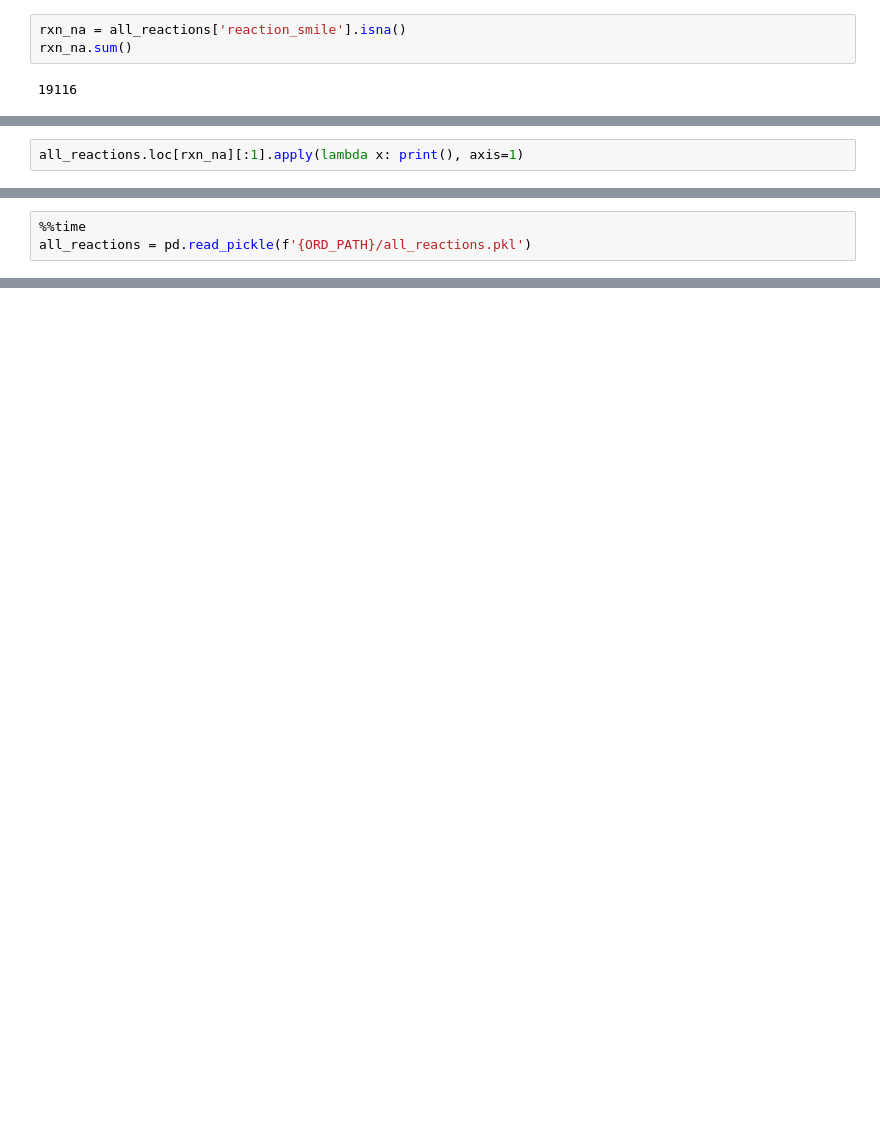
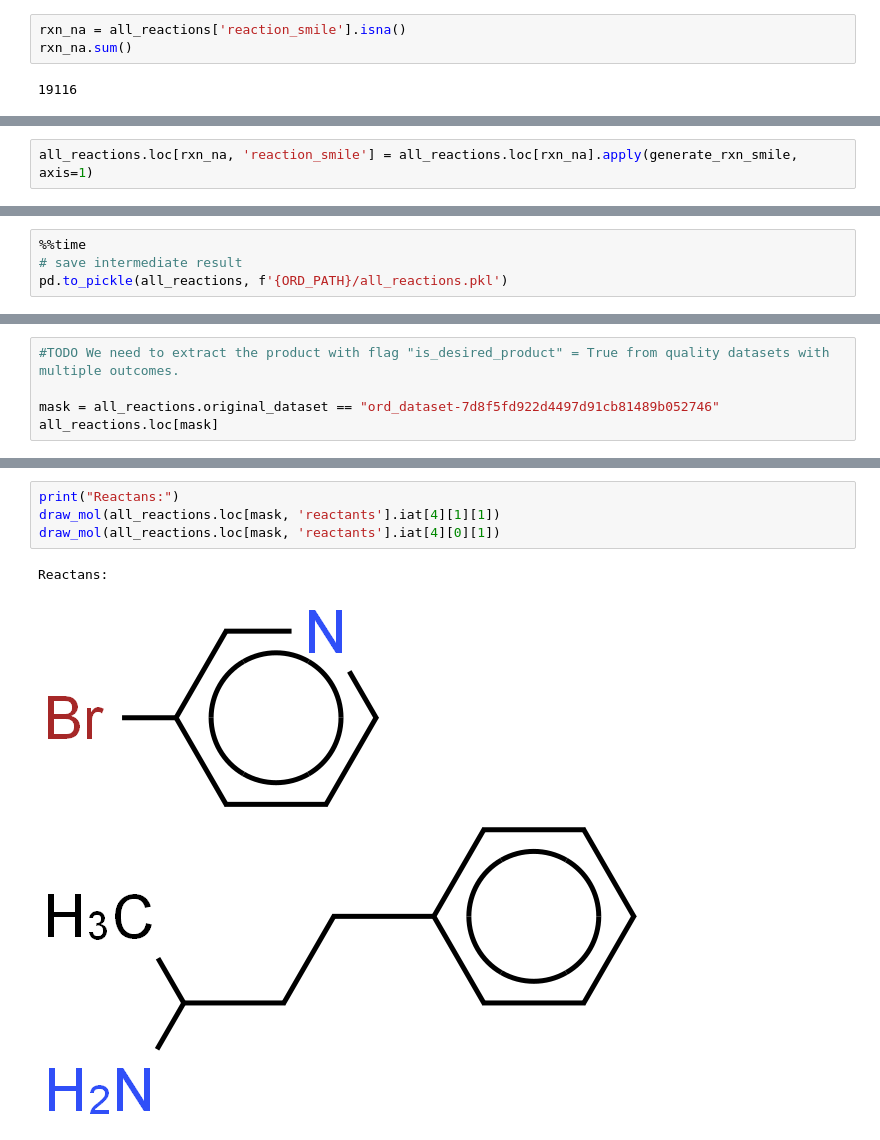
Before and after one commit to alkorolyov/selvita, a Jupyter notebook: 01_data_from_ord.ipynb, the cells around one changed output, grey strips where cells are left out. Cells and saved outputs as stored; diff of their text form; blank space fills up the shorter version.

```diff
--- a/01_data_from_ord.ipynb
+++ b/01_data_from_ord.ipynb
@@ -325,2 +337,2 @@ all_reactions.loc[all_reactions.original_dataset == '']
 # %%
-all_reactions.loc[rxn_na][:1].apply(lambda x: print(), axis=1)
+all_reactions.loc[rxn_na, 'reaction_smile'] = all_reactions.loc[rxn_na].apply(generate_rxn_smile, axis=1)
@@ -346,4 +339,5 @@ draw_reaction_smi(generate_rxn_smile(all_reactions.loc[rxn_na].iloc[-1005]))
 # %%
 %%time
-all_reactions = pd.read_pickle(f'{ORD_PATH}/all_reactions.pkl')
+# save intermediate result
+pd.to_pickle(all_reactions, f'{ORD_PATH}/all_reactions.pkl')
 # %% [output]
@@ -353,0 +350,5 @@ Wall time: 18.9 s
+# %%
+#TODO We need to extract the product with flag "is_desired_product" = True from quality datasets with multiple outcomes.
+
+mask = all_reactions.original_dataset == "ord_dataset-7d8f5fd922d4497d91cb81489b052746"
+all_reactions.loc[mask]
@@ -353,0 +370,8 @@ Wall time: 18.9 s
+# %%
+print("Reactans:")
+draw_mol(all_reactions.loc[mask, 'reactants'].iat[4][1][1])
+draw_mol(all_reactions.loc[mask, 'reactants'].iat[4][0][1])
+# %% [output]
+Reactans:
+[figure, added]
+[figure, added]
```
Also changed, not shown: parts of 27 cells of this notebook, 1 other file.
